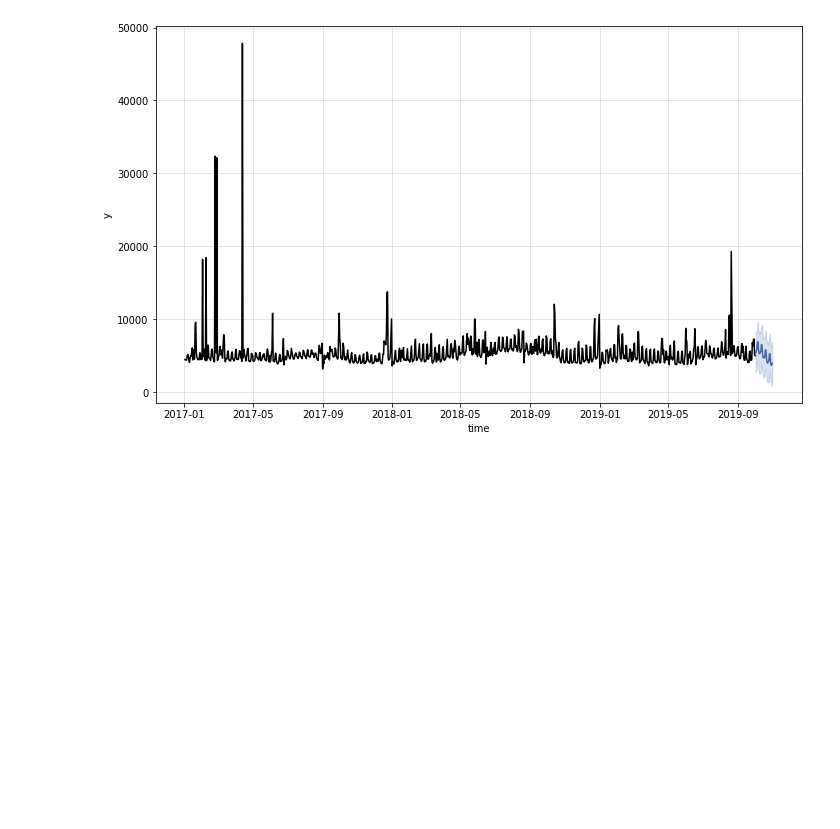
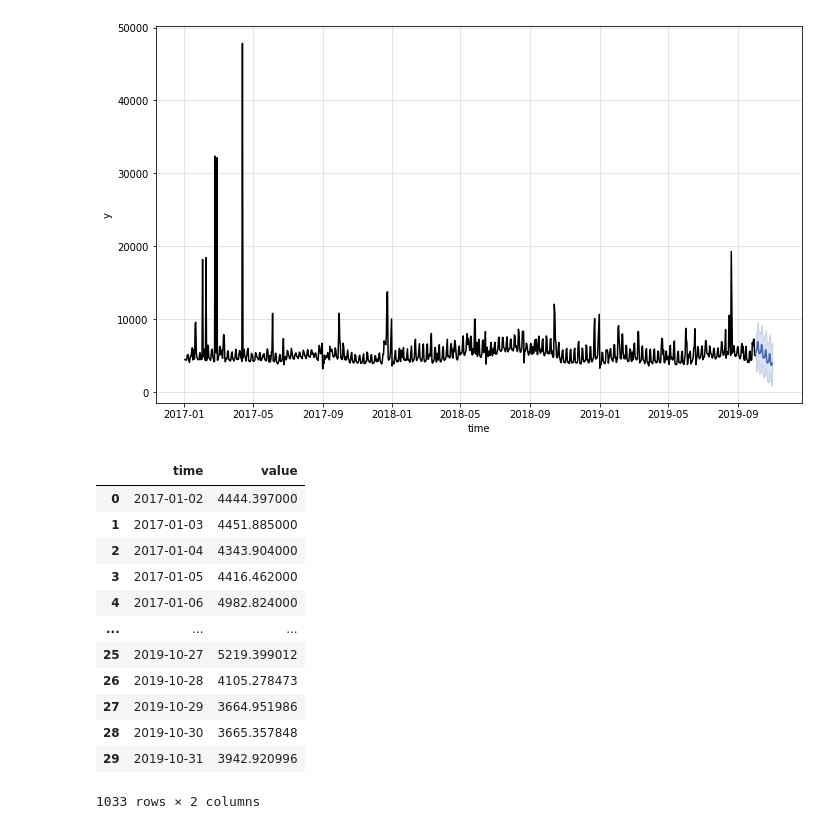
Before and after one commit to johannesfuest/animated-data-stories, a Jupyter notebook: exploratory_data_analysis/Store_type_forecasting.ipynb, the cells around one changed output. Cells and saved outputs as stored; diff of their text form; code cells hidden in the pictures; blank space fills up the shorter version.

```diff
--- a/exploratory_data_analysis/Store_type_forecasting.ipynb
+++ b/exploratory_data_analysis/Store_type_forecasting.ipynb
@@ -187,3 +183,7 @@ fcst
 m.plot()
 # %% [output]
 [figure]
+# %%
+temp1 = fcst[['time', 'fcst']]
+# %%
+temp1 = temp1.rename(columns={"fcst": "value"})
@@ -189,0 +196,16 @@ m.plot()
+# %%
+result = temp1.rename(columns={"time": "date", "value": "sales"})
+# %% [output]
+|  | time | value |
+| 0 | 2017-01-02 | 4444.397000 |
+| 1 | 2017-01-03 | 4451.885000 |
+| 2 | 2017-01-04 | 4343.904000 |
+| 3 | 2017-01-05 | 4416.462000 |
+| 4 | 2017-01-06 | 4982.824000 |
+| ... | ... | ... |
+| 25 | 2019-10-27 | 5219.399012 |
+| 26 | 2019-10-28 | 4105.278473 |
+| 27 | 2019-10-29 | 3664.951986 |
+| 28 | 2019-10-30 | 3665.357848 |
+| 29 | 2019-10-31 | 3942.920996 |
+1033 rows × 2 columns
```
Also changed, not shown: parts of 4 cells of this notebook, 2 other files.
